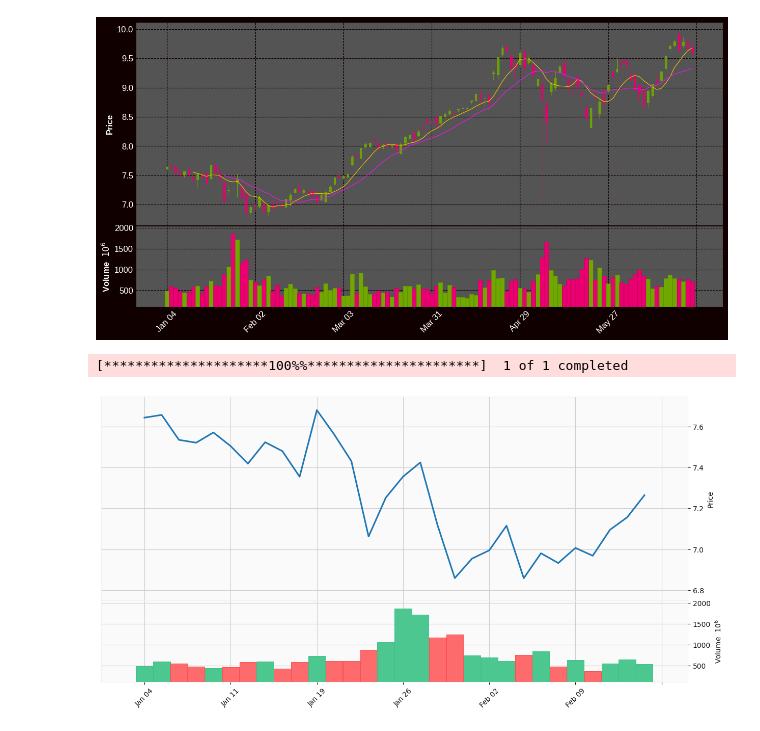
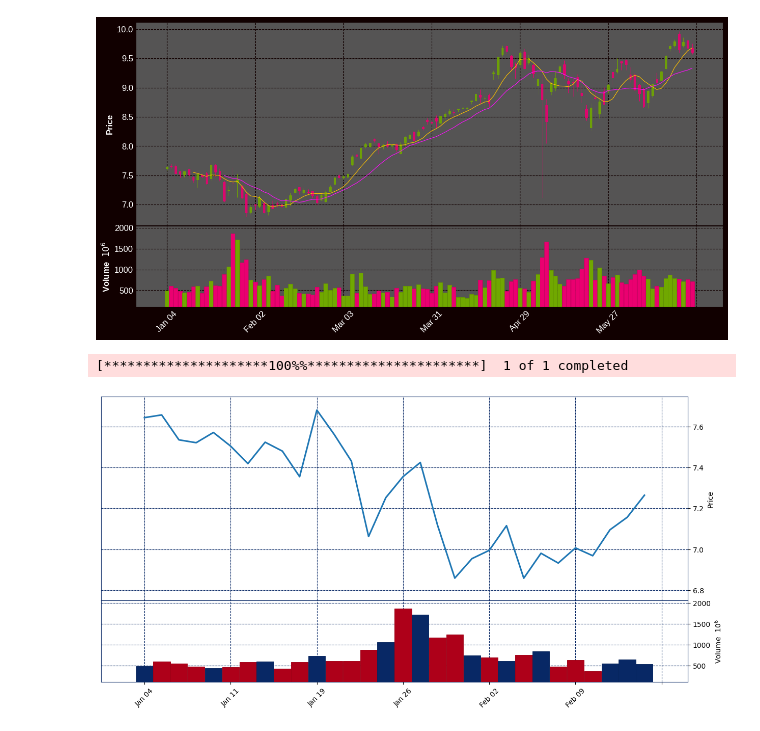
Before and after one commit to EngenPedro/Imers-o-Python-Alura-, a Jupyter notebook: Exercicio_Aula04.ipynb, the cells around one changed output. Drawn from its saved outputs; the diff is of its cells as text; code cells hidden in the pictures.

```diff
--- a/Exercicio_Aula04.ipynb
+++ b/Exercicio_Aula04.ipynb
@@ -212,9 +215,8 @@ mpf.plot(df_apple.head(120), type='candle', figsize=(16, 8), volume=True, mav=(7
 # %% [output]
 [figure]
 # %%
-# Baixando os dados da Apple
 df_apple = yf.download('AAPL', start='2010-01-01', end='2021-12-31')
-mpf.plot(df_apple.head(30), type='line', figsize=(16, 8), volume=True, style='yahoo')
+mpf.plot(df_apple.head(30), type='line', figsize=(16, 8), volume=True, style='starsandstripes')
 # %% [output]
 [*********************100%%**********************]  1 of 1 completed
-[figure, old version]
+[figure, new version]
```
Also changed, not shown: parts of 3 cells of this notebook.
